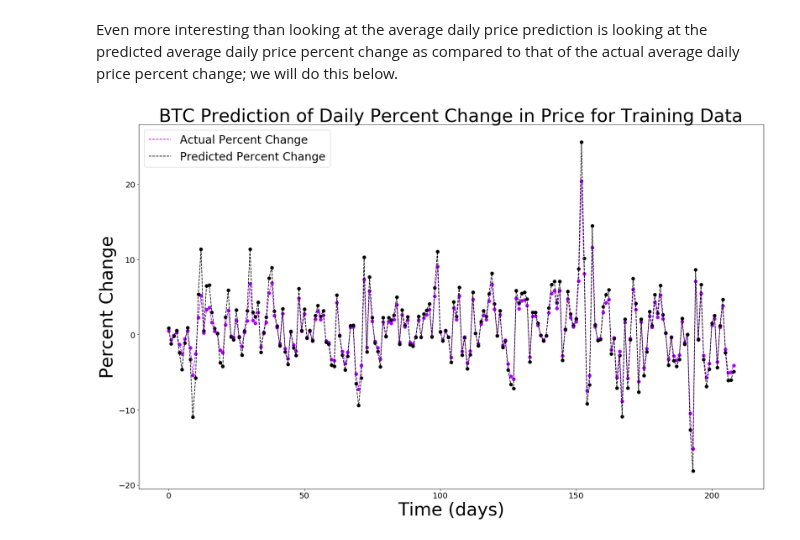
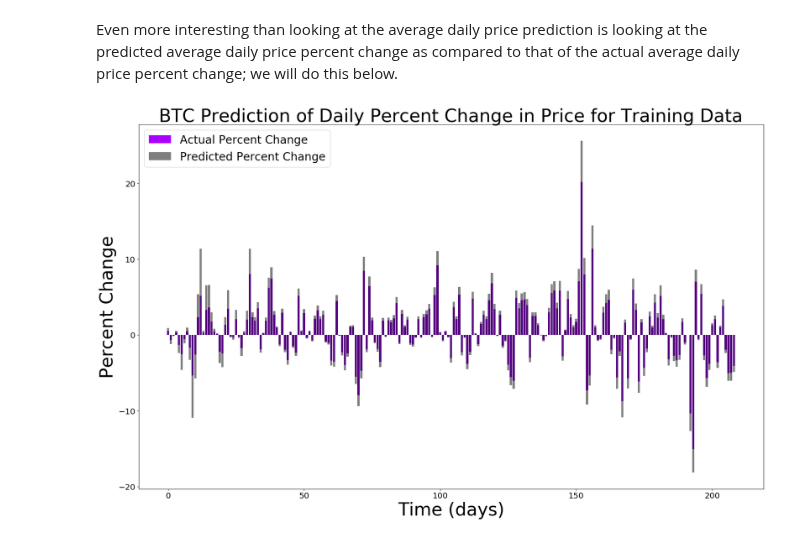
Before and after one commit to CSCI4850/S18-team2-project, a Jupyter notebook: model/RNN_Proof_of_Concept.ipynb, the cells around one changed output. Drawn from its saved outputs; the diff is of its cells as text; code cells hidden in the pictures.

```diff
--- a/model/RNN_Proof_of_Concept.ipynb
+++ b/model/RNN_Proof_of_Concept.ipynb
@@ -172,9 +183,9 @@ Even more interesting than looking at the average daily price prediction is look
 predicted_percent_change_train = Get_Percent_Change(predicted_BTC_price_train)
 actual_percent_change_train    = Get_Percent_Change(actual_prices_train)
 # %%
-Plot(predicted_percent_change_train, actual_percent_change_train, "BTC Prediction of Daily Percent Change in Price for Training Data", "Actual Percent Change", "Predicted Percent Change", "Percent Change")
+Plot(predicted_percent_change_train, actual_percent_change_train, "BTC Prediction of Daily Percent Change in Price for Training Data", "Actual Percent Change", "Predicted Percent Change", "Percent Change", False)
 # %% [output]
-[figure, old version]
+[figure, new version]
 # %%
 #Predicting the future.
 actual_prices_test       = sc.inverse_transform(y_test)[:-1]
```
Also changed, not shown: parts of 4 cells of this notebook.
